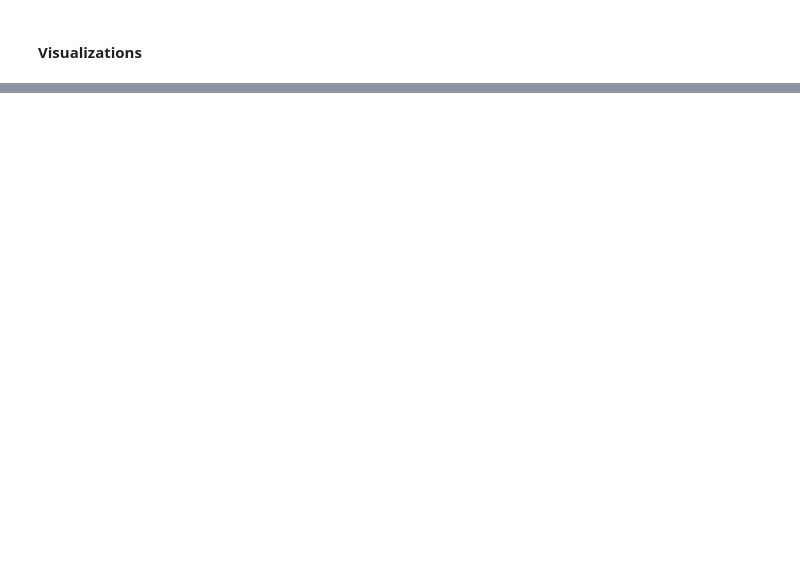
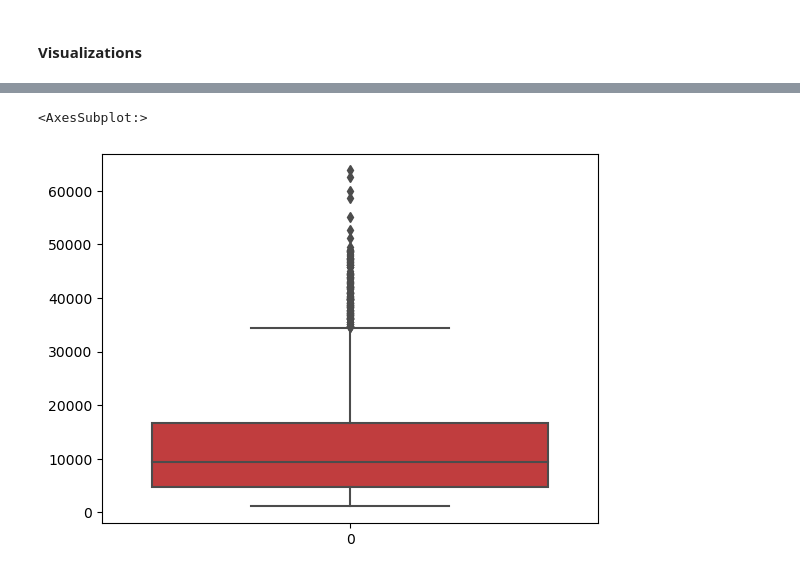
Before and after one commit to kamahTek/LearnSQL, a Jupyter notebook: medics.ipynb, the cells around one changed output, grey strips where cells are left out. Drawn from its saved outputs; the diff is of its cells as text; code cells hidden in the pictures; blank space fills up the shorter version.

```diff
--- a/medics.ipynb
+++ b/medics.ipynb
@@ -123,0 +178,5 @@ The IQR method calculates outliers as data points below the first quartile (Q1)
+# %%
+sns.boxplot(data=medic_df['medical charges'], color=sns.color_palette("tab10")[3])
+# %% [output]
+<AxesSubplot:>
+[figure, added]
```
Also changed, not shown: parts of 8 cells of this notebook.
